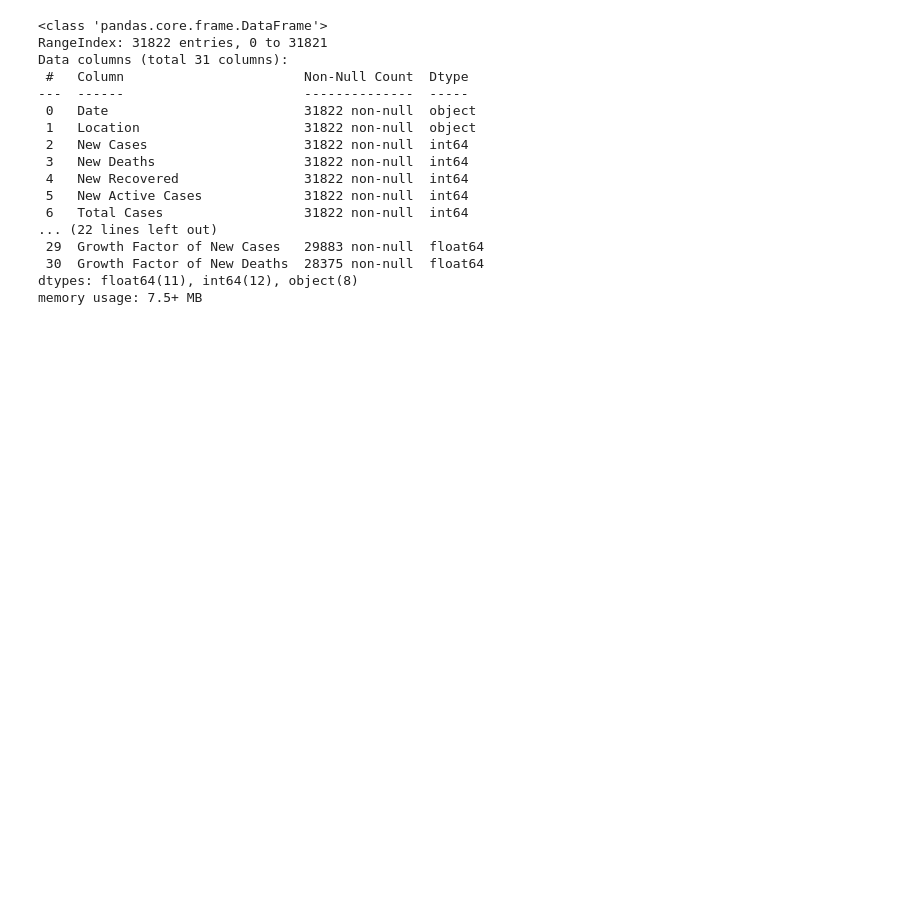
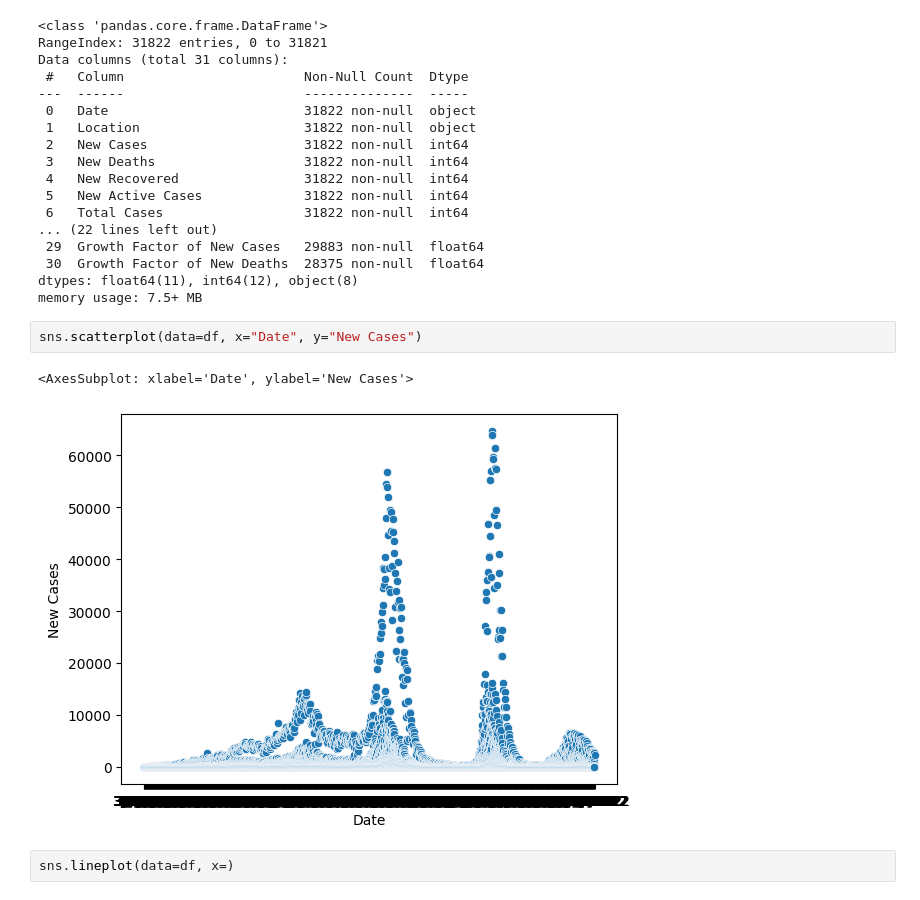
Before and after one commit to Eilhie/dasci, a Jupyter notebook: SEMESTER_2/C_DataMiningAndVisualization/graph.ipynb, the cells around one changed output. Cells and saved outputs as stored; diff of their text form; blank space fills up the shorter version.

```diff
--- a/SEMESTER_2/C_DataMiningAndVisualization/graph.ipynb
+++ b/SEMESTER_2/C_DataMiningAndVisualization/graph.ipynb
@@ -205,3 +206,10 @@ Data columns (total 31 columns):
  30  Growth Factor of New Deaths  28375 non-null  float64
 dtypes: float64(11), int64(12), object(8)
 memory usage: 7.5+ MB
+# %%
+sns.scatterplot(data=df, x="Date", y="New Cases")
+# %% [output]
+<AxesSubplot: xlabel='Date', ylabel='New Cases'>
+[figure, added]
+# %%
+sns.lineplot(data=df, x=)
```
Also changed, not shown: parts of 1 cell of this notebook, 1 other file.
